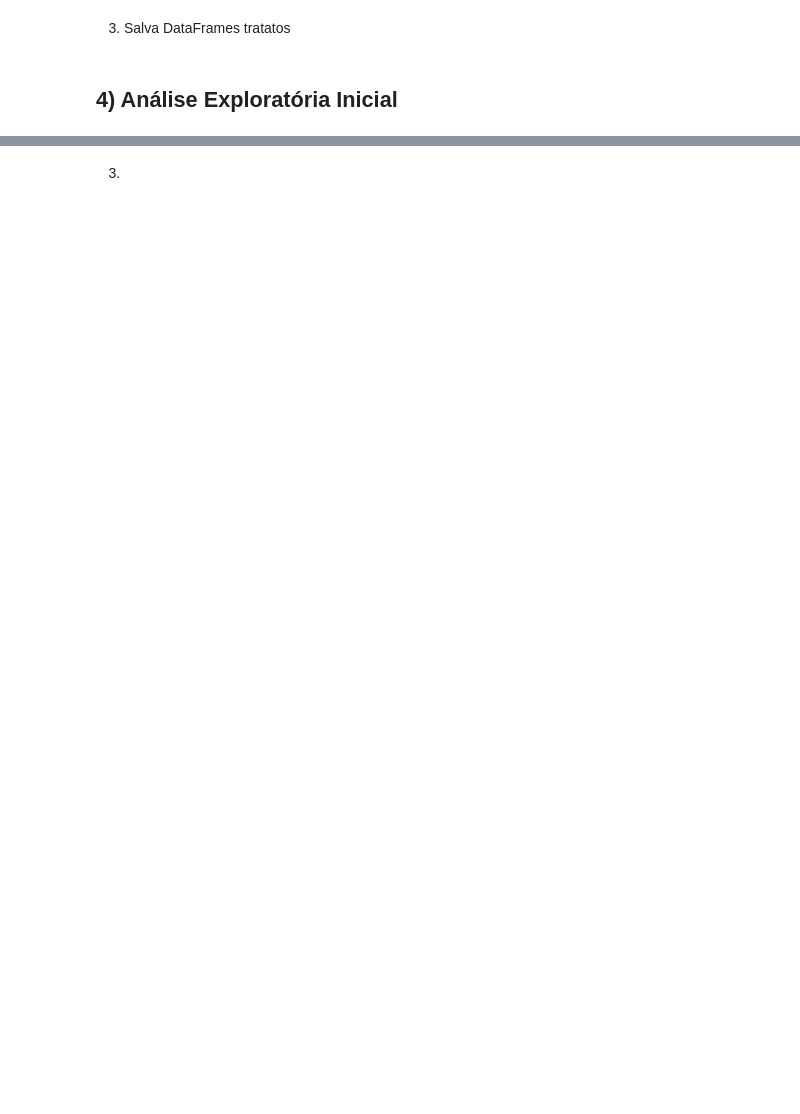
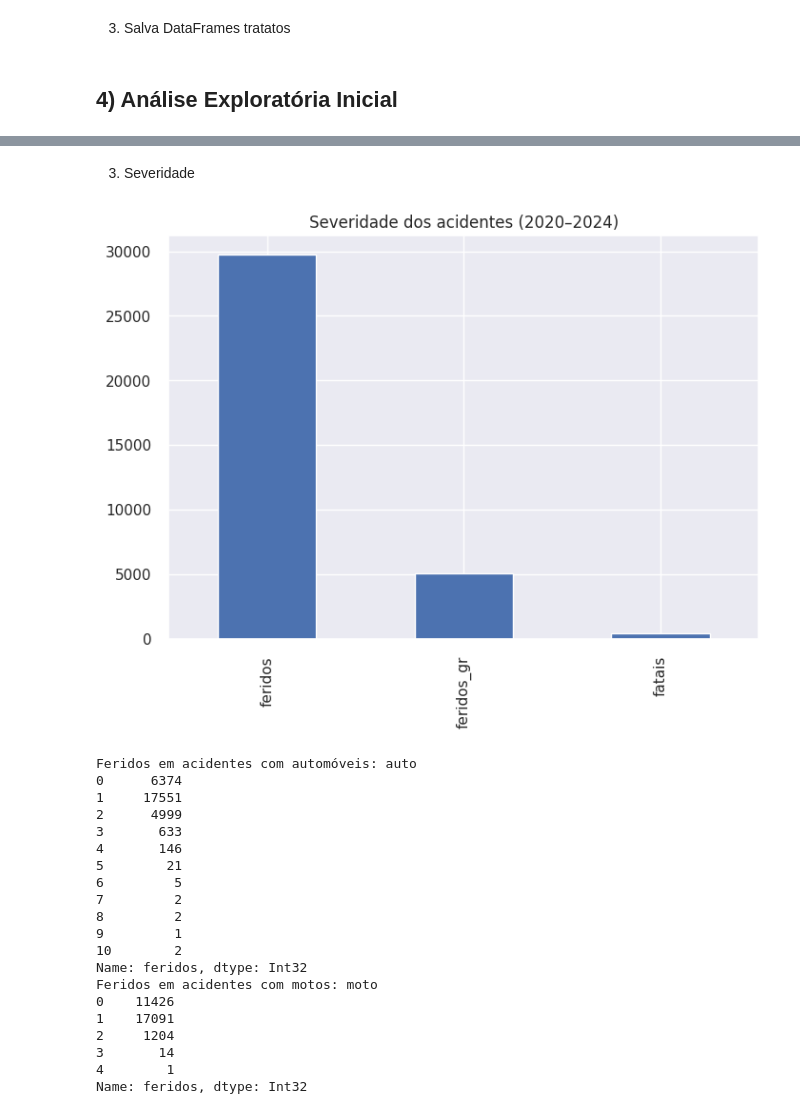
Before and after one commit to nandasiq/acidentes-poa, a Jupyter notebook: jupyter/01_exploracao.ipynb, the cells around one changed output, grey strips where cells are left out. Drawn from its saved outputs; the diff is of its cells as text; code cells hidden in the pictures; blank space fills up the shorter version.

```diff
--- a/jupyter/01_exploracao.ipynb
+++ b/jupyter/01_exploracao.ipynb
@@ -206,6 +264,36 @@ plt.show()
 # %% [markdown]
-3)
+3) Severidade
 # %%
-sns.histplot(df_20_24["fatais"], bins=5, discrete=True)
-plt.title("Distribuição de vítimas fatais")
+# Distribuição de severidade (feridos, graves, fatais)
+df_20_24[["feridos","feridos_gr","fatais"]].sum().plot(kind="bar")
+plt.title("Severidade dos acidentes (2020–2024)")
 plt.show()
+
+# Relação entre veículos e severidade
+df_sev_carro = df_20_24.groupby("auto")["feridos"].sum()  # auto
+print("Feridos em acidentes com automóveis:", df_sev_carro)
+
+df_sev_moto = df_20_24.groupby("moto")["feridos"].sum()  # moto
+print("Feridos em acidentes com motos:", df_sev_moto)
+# %% [output]
+[figure, added]
+Feridos em acidentes com automóveis: auto
+0      6374
+1     17551
+2      4999
+3       633
+4       146
+5        21
+6         5
+7         2
+8         2
+9         1
+10        2
+Name: feridos, dtype: Int32
+Feridos em acidentes com motos: moto
+0    11426
+1    17091
+2     1204
+3       14
+4        1
+Name: feridos, dtype: Int32
```
Also changed, not shown: parts of 13 cells of this notebook, 3 other files.
